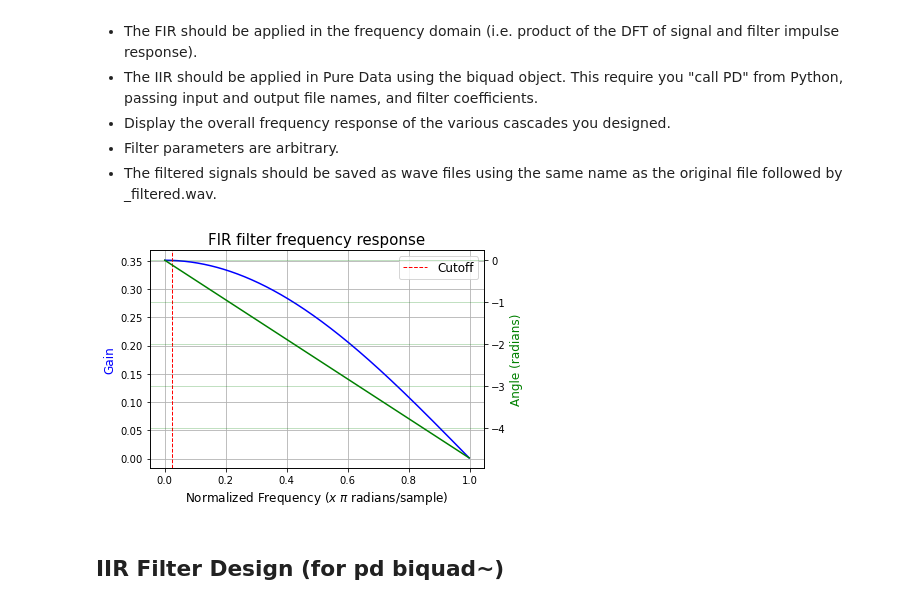
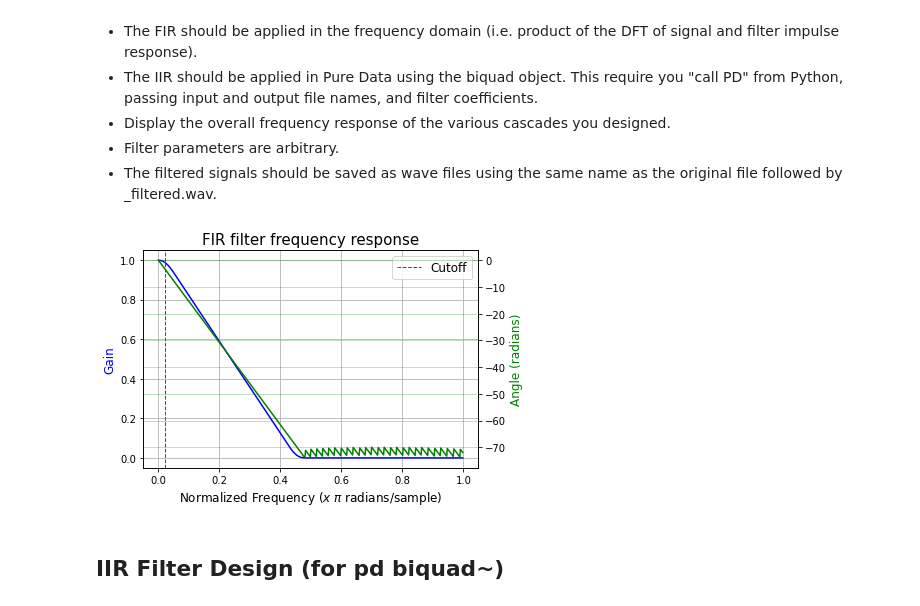
Before and after one commit to wnetzel/MCT-teamA-2021, a Jupyter notebook: Python Assignment 5/Python Assignment 5.ipynb, the cells around one changed output. Drawn from its saved outputs; the diff is of its cells as text; code cells hidden in the pictures.

```diff
--- a/Python Assignment 5/Python Assignment 5.ipynb
+++ b/Python Assignment 5/Python Assignment 5.ipynb
@@ -342,16 +343,16 @@ def filter_response(b, a, title, cutoff_hz):
 # %%
 # create white gaussian noise
 noise = np.random.normal(0, 1, 2*sr)
 
-order = 5
+order = 100
 cutoff = 500
 
 # Compute filter coefficients (h) and filter signal in the frequency domain (y)
 h, y = FIR_fft(noise, order, cutoff, 10000, pass_zero='lowpass', sr=44100)
 
 filter_response(h, 1, 'FIR filter frequency response', cutoff)
 # %% [output]
-[figure, old version]
+[figure, new version]
 # %% [markdown]
 ## IIR Filter Design (for pd biquad~)
 # %%
```
Also changed, not shown: parts of 15 cells of this notebook.
